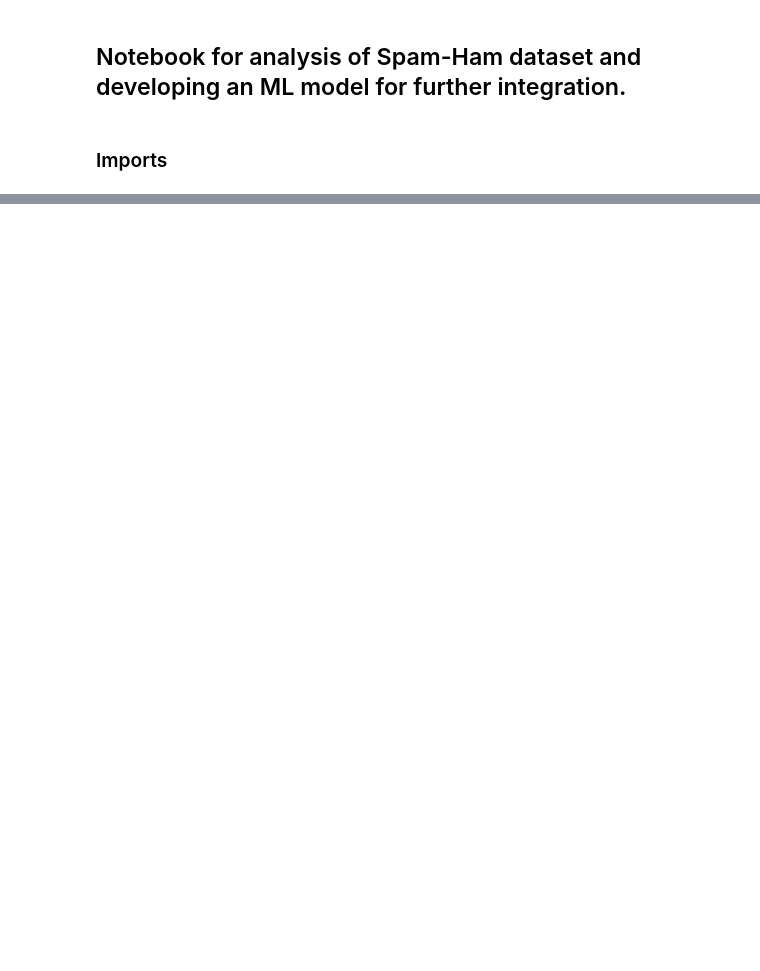
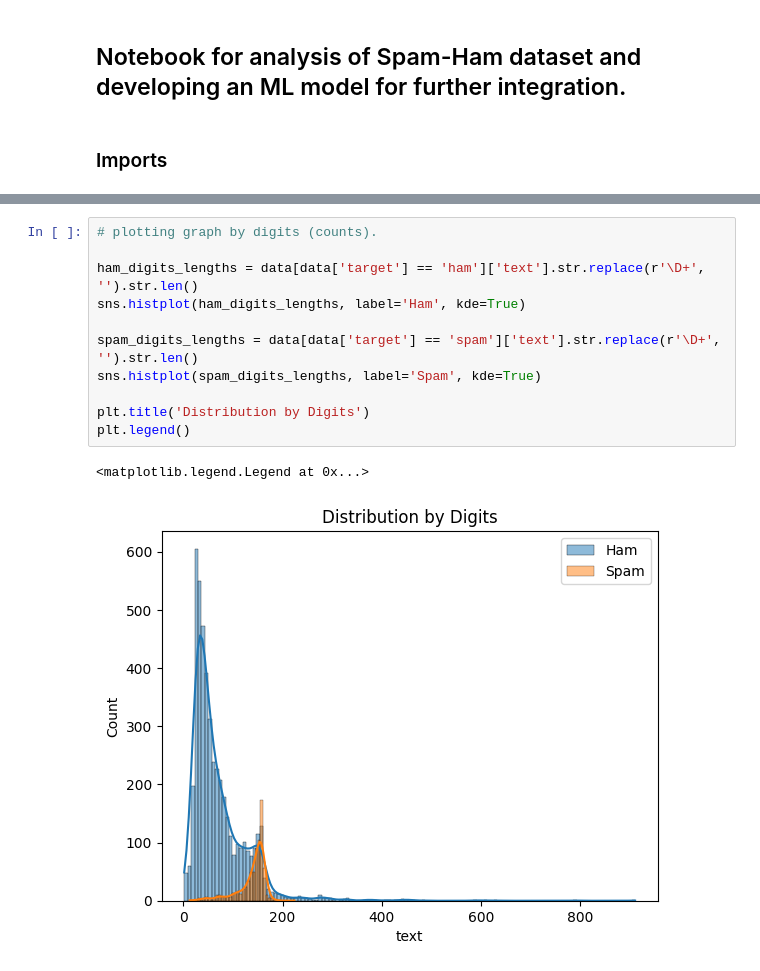
Before and after one commit to Akhand-Pratap-Tiwari/spam_ham_classifier, a Jupyter notebook: spam_ham_classifier.ipynb, the cells around one changed output, grey strips where cells are left out. Drawn from its saved outputs; the diff is of its cells as text; blank space fills up the shorter version.

```diff
--- a/spam_ham_classifier.ipynb
+++ b/spam_ham_classifier.ipynb
@@ -48,0 +128,14 @@ from collections import Counter
+# %%
+# plotting graph by digits (counts).
+
+ham_digits_lengths = data[data['target'] == 'ham']['text'].str.replace(r'\D+', '').str.len()
+sns.histplot(ham_digits_lengths, label='Ham', kde=True)
+
+spam_digits_lengths = data[data['target'] == 'spam']['text'].str.replace(r'\D+', '').str.len()
+sns.histplot(spam_digits_lengths, label='Spam', kde=True)
+
+plt.title('Distribution by Digits')
+plt.legend()
+# %% [output]
+<matplotlib.legend.Legend at 0x...>
+[figure, added]
```
Also changed, not shown: parts of 33 cells of this notebook.
